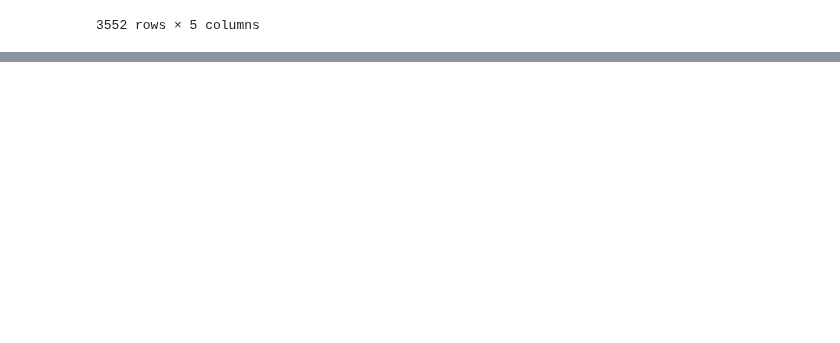
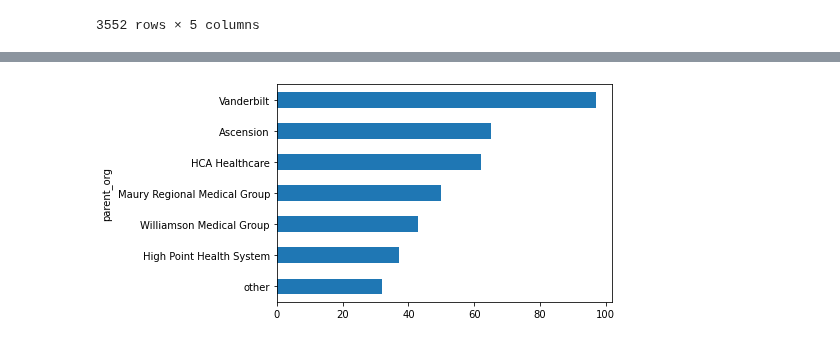
Before and after one commit to tomoumer/hop_team-the-hindenburgs, a Jupyter notebook: notebooks/data_exploration.ipynb, the cells around one changed output, grey strips where cells are left out. Saved outputs shown, nothing was run; the diff lists cells and outputs as text; code cells hidden in the pictures; blank space fills up the shorter version.

```diff
--- a/notebooks/data_exploration.ipynb
+++ b/notebooks/data_exploration.ipynb
@@ -287,14 +287,13 @@ ON hop.from_npi = pr.npi
 INNER JOIN major_hospitals mh
 ON hop.to_npi = mh.npi
 GROUP BY pr.npi, pr.specialization, mh.parent_org
---GROUP BY mh.parent_org
 ORDER BY total_patients DESC;
 '''
 
 with sqlite3.connect('../data/hop_teaming_database.sqlite') as db:
-    testing_query = pd.read_sql(query, db)
+    providers_to_major = pd.read_sql(query, db)
 
-testing_query
+providers_to_major
 # %% [output]
 |  | from_npi | specialization | parent_org | total_transactions | total_patients |
 | 0 | 1093753303 | Anatomic Pathology & Clinical Pat... | HCA Healthcare | 26785 | 15029 |
@@ -332,0 +311,13 @@ testing_query.groupby('organization_name').count()
+# %%
+special_referrals = (
+    providers_to_major
+        .drop(columns='from_npi')
+        .groupby(['specialization','parent_org'])
+        .sum(['total_transactions', 'total_patients'])
+        .sort_values(['specialization', 'total_patients'], ascending=[True,False])
+        .reset_index()
+)
+# %%
+special_referrals['patients_ratio'] = (
+    special_referrals['total_patients'] / special_referrals.groupby('specialization')['total_patients'].transform('sum')
+)
@@ -332,0 +348,4 @@ testing_query.groupby('organization_name').count()
+# %%
+special_referrals.groupby('parent_org')['specialization'].count().sort_values().plot(kind='barh');
+# %% [output]
+[figure, added]
```
Also changed, not shown: parts of 5 cells of this notebook.
